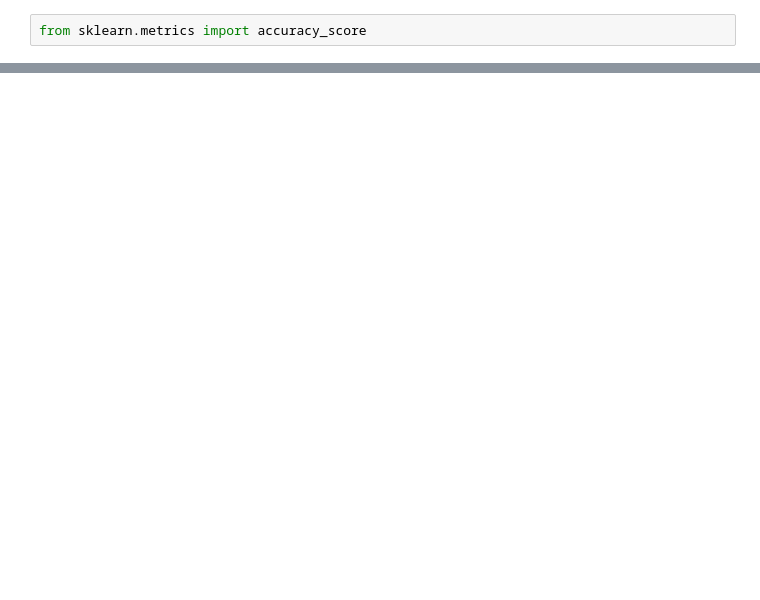
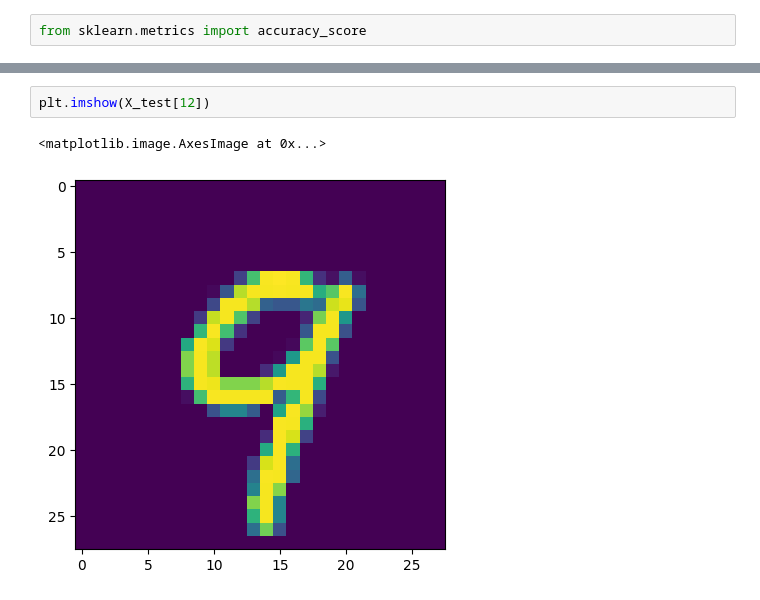
Before and after one commit to AI-DataScience-Playground/DL--handwritten-digits-classification, a Jupyter notebook: digits_classifier.ipynb, the cells around one changed output, grey strips where cells are left out. Saved outputs shown, nothing was run; the diff lists cells and outputs as text; blank space fills up the shorter version.

```diff
--- a/digits_classifier.ipynb
+++ b/digits_classifier.ipynb
@@ -107,0 +108,5 @@ accuracy_score(y_test, y_pred)
+# %%
+plt.imshow(X_test[12])
+# %% [output]
+<matplotlib.image.AxesImage at 0x...>
+[figure, added]
```
Also changed, not shown: parts of 9 cells of this notebook.
